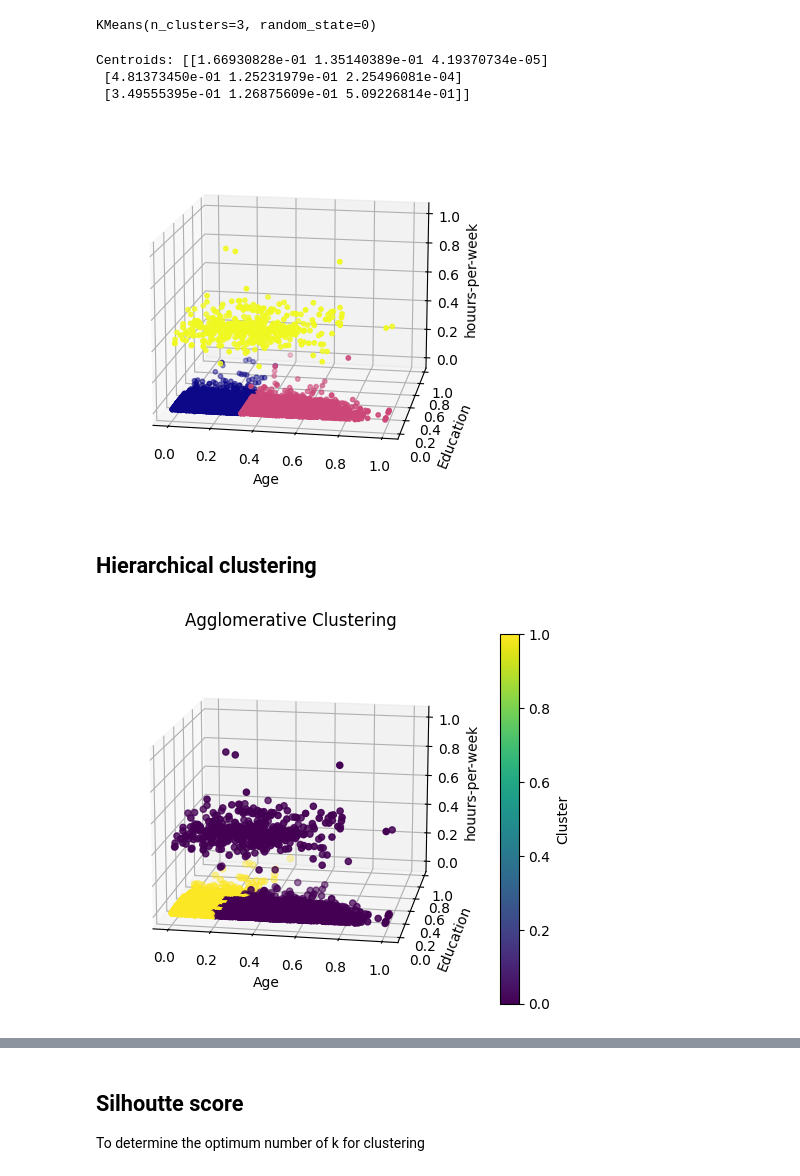
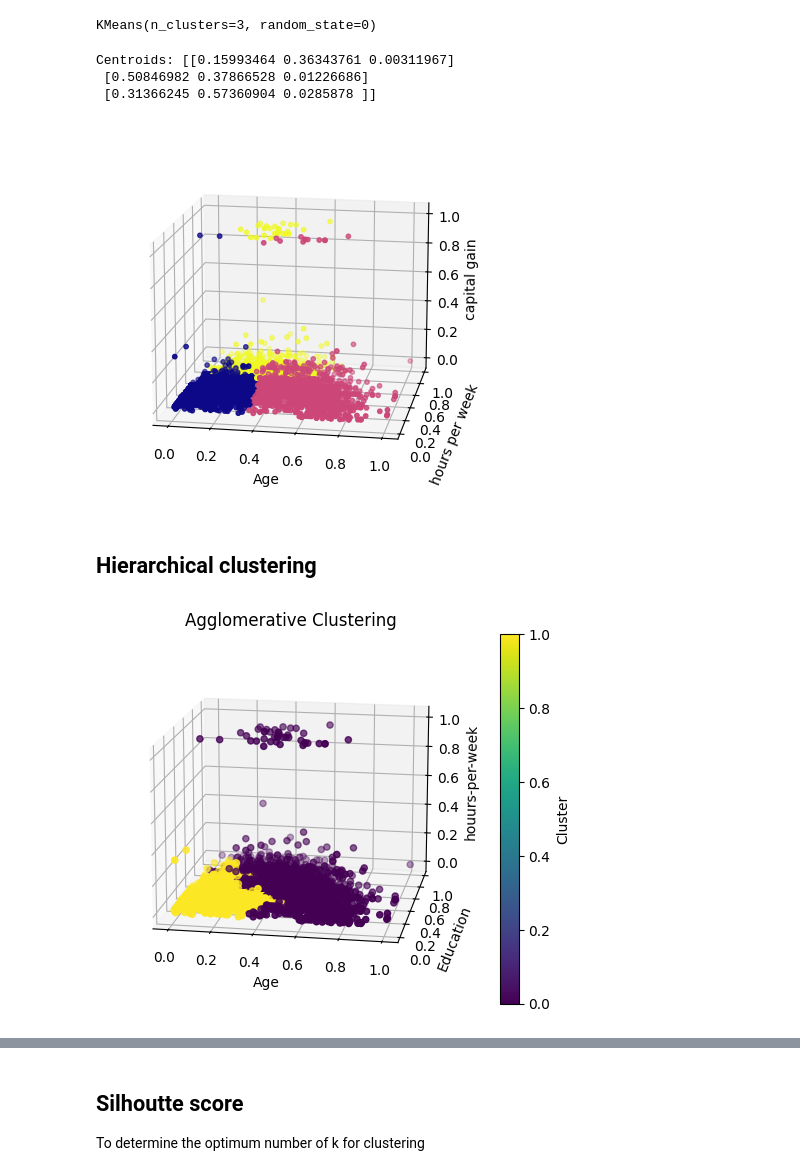
Before and after one commit to Uchebuzz/Machine-Learning-Models, a Jupyter notebook: Workshop #4.ipynb, the cells around one changed output, grey strips where cells are left out. Cells and saved outputs as stored; diff of their text form; code cells hidden in the pictures.

```diff
--- a/Workshop #4.ipynb
+++ b/Workshop #4.ipynb
@@ -80,7 +80,7 @@ Data columns (total 15 columns):
 dtypes: float64(8), int64(6), object(1)
 memory usage: 1.2+ MB
 # %%
-S = df.iloc[:, [0, 2, 11]]
+S = df.iloc[:, [0, 12, 10]]
 # %%
 S
 # %% [output]
@@ -171,32 +171,33 @@ cluster_centers = kmeans.cluster_centers_
 centers = kmeans.cluster_centers_
 print('Centroids:', centers, '\n')
 # %% [output]
-Centroids: [[1.66930828e-01 1.35140389e-01 4.19370734e-05]
- [4.81373450e-01 1.25231979e-01 2.25496081e-04]
- [3.49555395e-01 1.26875609e-01 5.09226814e-01]]
+Centroids: [[0.15993464 0.36343761 0.00311967]
+ [0.50846982 0.37866528 0.01226686]
+ [0.31366245 0.57360904 0.0285878 ]]
 # %%
+
 # Create a figure and a 3D axis
 fig = plt.figure()
 ax = fig.add_subplot(111, projection='3d')
 
 ax.azim = -80
 ax.dist = 10
 ax.elev = 15
 
 # Store the normalization of the color encodings based on the number of clusters
 nm = Normalize(vmin=0, vmax=len(kmeans.cluster_centers_) - 1)
 
 # Plot the clustered data
 scatter1 = ax.scatter(S.iloc[:, 0], S.iloc[:, 1], S.iloc[:, 2], c=kmeans.predict(S), s=10, cmap='plasma', norm=nm)
 
 # Set labels for each axis
 ax.set_xlabel('Age')
-ax.set_ylabel('Education')
-ax.set_zlabel('houurs-per-week')
+ax.set_ylabel('hours per week')
+ax.set_zlabel('capital gain')
 
 plt.show()
 # %% [output]
-[figure, old version]
+[figure, new version]
 # %% [markdown]
 ## Hierarchical clustering
 # %%
@@ -237,7 +238,7 @@ plt.colorbar(scatter, ax=ax, label='Cluster')
 
 plt.show()
 # %% [output]
-[figure, old version]
+[figure, new version]
 # %%
 # Print S and cluster labels for reference
 print("Data:")
```
Also changed, not shown: parts of 21 cells of this notebook, 2 other files.
